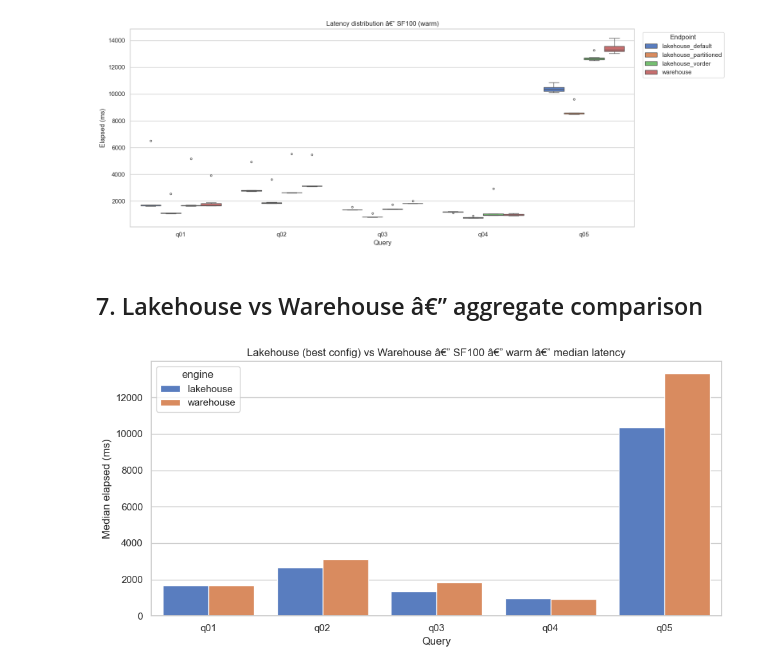
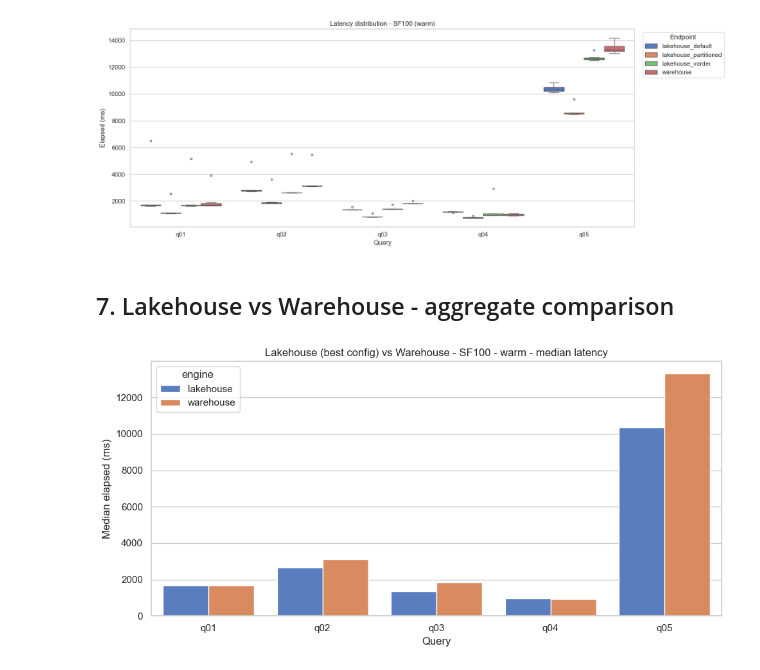
Before and after one commit to dataxbi/fablab-sql-endpoint, a Jupyter notebook: analysis/analyze_results.ipynb, the cells around one changed output. Drawn from its saved outputs; the diff is of its cells as text; code cells hidden in the pictures.

```diff
--- a/analysis/analyze_results.ipynb
+++ b/analysis/analyze_results.ipynb
@@ -117,7 +117,7 @@ ENDPOINT_ORDER = ['lakehouse_default', 'lakehouse_partitioned', 'lakehouse_vorde
 
 for sf in sorted(df_ok['scale_factor'].unique()):
     fig, axes = plt.subplots(1, 2, figsize=(14, 5), sharey=True)
-    fig.suptitle(f'Median latency â€” {sf}', fontsize=14, y=1.0)
+    fig.suptitle(f'Median latency - {sf}', fontsize=14, y=1.0)
 
     for ax, cache_mode in zip(axes, ['cold', 'warm']):
         data = summary[
@@ -160,7 +160,7 @@ for sf in sorted(df_lh['scale_factor'].unique()):
     fig, ax = plt.subplots(figsize=(14, 5))
     sns.barplot(data=data, x='query_id', y='elapsed_ms', hue='endpoint', ax=ax,
                 estimator='median', errorbar=('pi', 90))
-    ax.set_title(f'Lakehouse config comparison â€” {sf} (warm, median Â± p90 band)')
+    ax.set_title(f'Lakehouse config comparison - {sf} (warm, median Â± p90 band)')
     ax.set_xlabel('Query')
     ax.set_ylabel('Elapsed (ms)')
     ax.legend(title='Config', bbox_to_anchor=(1.01, 1), loc='upper left')
@@ -177,7 +177,7 @@ for sf in sorted(df_ok['scale_factor'].unique()):
     fig, ax = plt.subplots(figsize=(16, 6))
     sns.boxplot(data=data, x='query_id', y='elapsed_ms', hue='endpoint', ax=ax,
                 flierprops=dict(marker='o', markersize=3))
-    ax.set_title(f'Latency distribution â€” {sf} (warm)')
+    ax.set_title(f'Latency distribution - {sf} (warm)')
     ax.set_xlabel('Query')
     ax.set_ylabel('Elapsed (ms)')
     ax.legend(title='Endpoint', bbox_to_anchor=(1.01, 1), loc='upper left')
@@ -186,32 +186,32 @@ for sf in sorted(df_ok['scale_factor'].unique()):
 # %% [output]
 [figure]
 # %% [markdown]
-## 7. Lakehouse vs Warehouse â€” aggregate comparison
+## 7. Lakehouse vs Warehouse - aggregate comparison
 # %%
 _COMPACT_EPS = ['lakehouse_default', 'lakehouse_partitioned', 'lakehouse_vorder', 'warehouse']
 df_compact = df_ok[df_ok['endpoint'].isin(_COMPACT_EPS)].copy()
 df_compact['engine'] = df_compact['endpoint'].apply(
     lambda e: 'warehouse' if e == 'warehouse' else 'lakehouse'
 )
 engine_summary = (
     df_compact[df_compact['cache_mode'] == 'warm']
     .groupby(['scale_factor', 'engine', 'query_id'])['elapsed_ms']
     .median()
     .reset_index()
     .rename(columns={'elapsed_ms': 'median_ms'})
 )
 
 for sf in sorted(engine_summary['scale_factor'].unique()):
     data = engine_summary[engine_summary['scale_factor'] == sf]
     fig, ax = plt.subplots(figsize=(10, 5))
     sns.barplot(data=data, x='query_id', y='median_ms', hue='engine', ax=ax)
-    ax.set_title(f'Lakehouse (best config) vs Warehouse â€” {sf} â€” warm â€” median latency')
+    ax.set_title(f'Lakehouse (best config) vs Warehouse - {sf} - warm - median latency')
     ax.set_xlabel('Query')
     ax.set_ylabel('Median elapsed (ms)')
     plt.tight_layout()
     plt.show()
 # %% [output]
-[figure, old version]
+[figure, new version]
 # %% [markdown]
 ## 8. Fragmentation experiment
 
```
Also changed, not shown: parts of 6 cells of this notebook.
